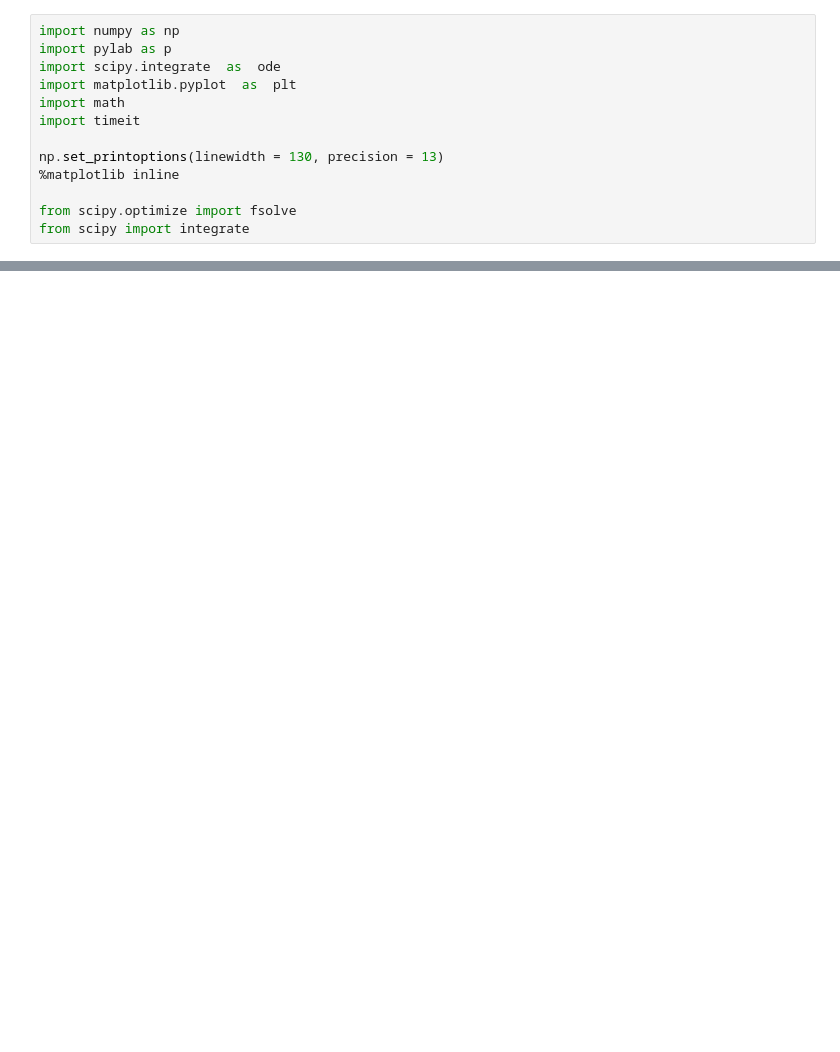
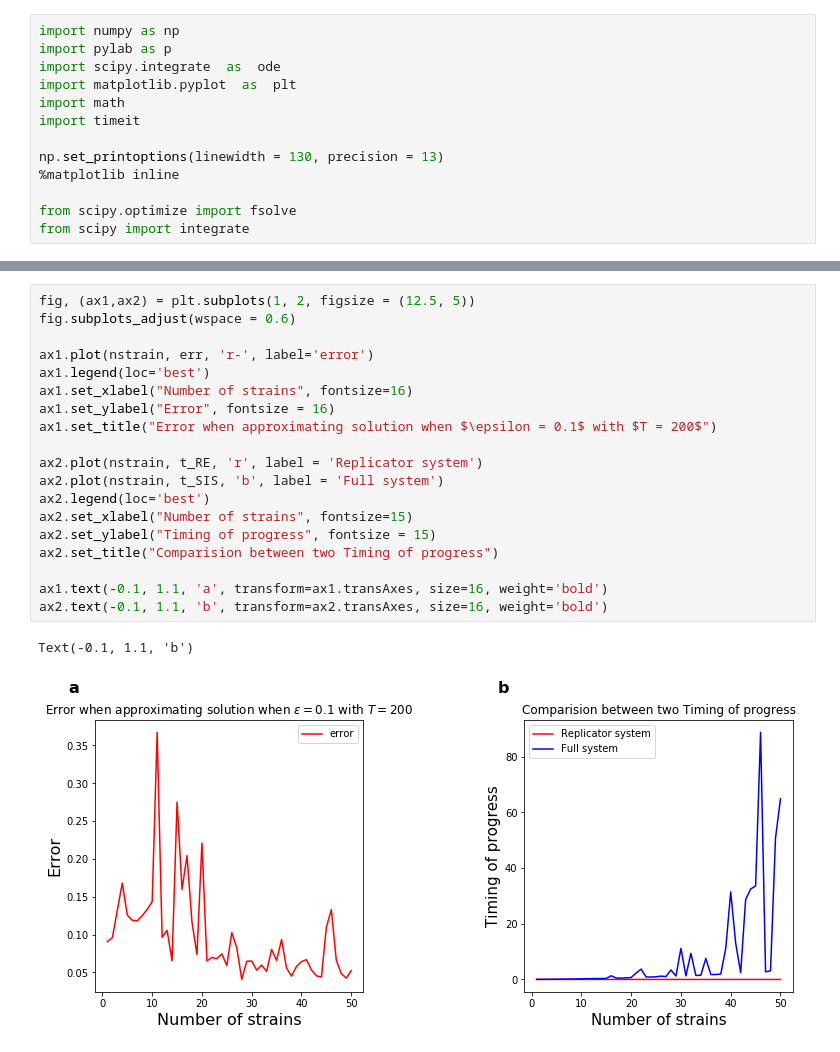
Before and after one commit to lthminhthao/quasineutral_in_N-strains-system, a Jupyter notebook: 1_approximating_quasineutral-SIS-solutions_with_replicator-system.ipynb, the cells around one changed output, grey strips where cells are left out. Cells and saved outputs as stored; diff of their text form; blank space fills up the shorter version.

```diff
--- a/1_approximating_quasineutral-SIS-solutions_with_replicator-system.ipynb
+++ b/1_approximating_quasineutral-SIS-solutions_with_replicator-system.ipynb
@@ -222,0 +221,22 @@ Text(0, 0.5, 'Timing of progress')
+# %%
+fig, (ax1,ax2) = plt.subplots(1, 2, figsize = (12.5, 5))
+fig.subplots_adjust(wspace = 0.6)
+
+ax1.plot(nstrain, err, 'r-', label='error')
+ax1.legend(loc='best')
+ax1.set_xlabel("Number of strains", fontsize=16)
+ax1.set_ylabel("Error", fontsize = 16)
+ax1.set_title("Error when approximating solution when $\epsilon = 0.1$ with $T = 200$")
+
+ax2.plot(nstrain, t_RE, 'r', label = 'Replicator system')
+ax2.plot(nstrain, t_SIS, 'b', label = 'Full system')
+ax2.legend(loc='best')
+ax2.set_xlabel("Number of strains", fontsize=15)
+ax2.set_ylabel("Timing of progress", fontsize = 15)
+ax2.set_title("Comparision between two Timing of progress")
+
+ax1.text(-0.1, 1.1, 'a', transform=ax1.transAxes, size=16, weight='bold')
+ax2.text(-0.1, 1.1, 'b', transform=ax2.transAxes, size=16, weight='bold')
+# %% [output]
+Text(-0.1, 1.1, 'b')
+[figure, added]
```
Also changed, not shown: parts of 9 cells of this notebook.
